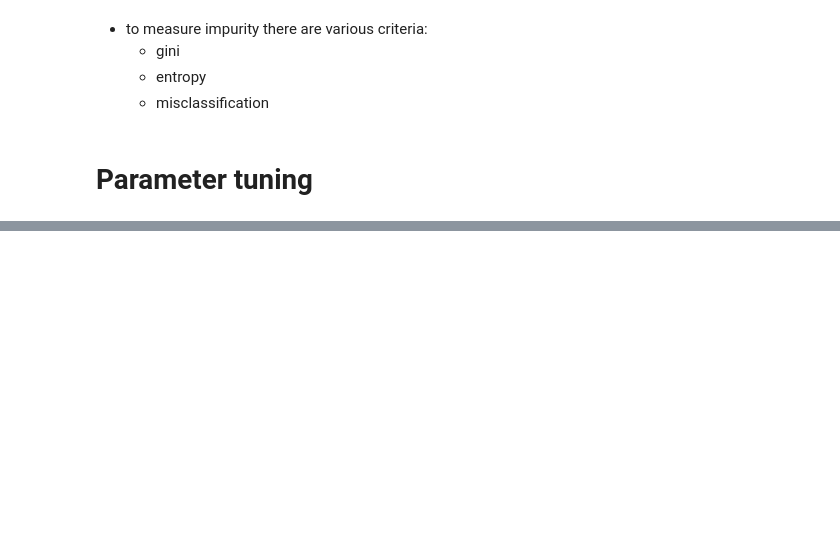
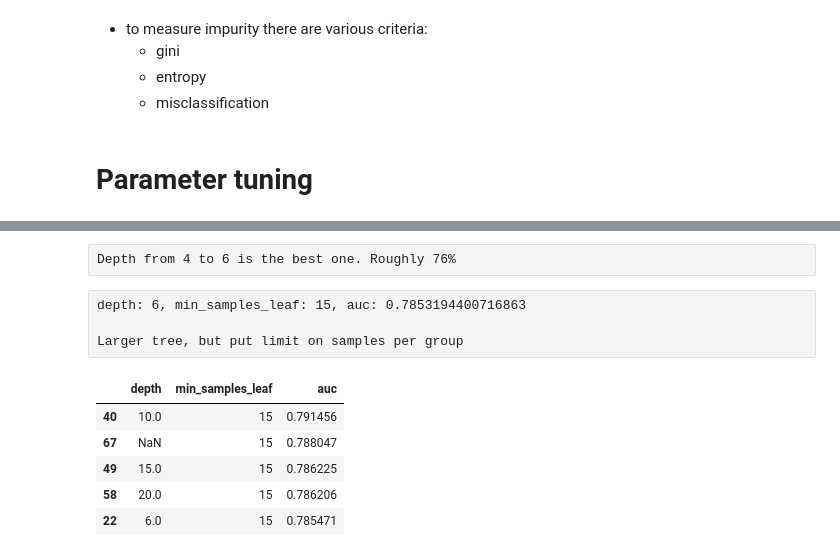
Before and after one commit to SleeplessChallenger/ML_ZoomCamp_code, a Jupyter notebook: 5.DecisionTree_EnsembleLearning/predictions.ipynb, the cells around one changed output, grey strips where cells are left out. Saved outputs shown, nothing was run; the diff lists cells and outputs as text; code cells hidden in the pictures; blank space fills up the shorter version.

```diff
--- a/5.DecisionTree_EnsembleLearning/predictions.ipynb
+++ b/5.DecisionTree_EnsembleLearning/predictions.ipynb
@@ -429,0 +450,2 @@ The most common stopping criteria are:
+# %% [raw]
+Depth from 4 to 6 is the best one. Roughly 76%
@@ -429,0 +466,4 @@ The most common stopping criteria are:
+# %% [raw]
+depth: 6, min_samples_leaf: 15, auc: 0.7853194400716863
+
+Larger tree, but put limit on samples per group
@@ -429,0 +473,9 @@ The most common stopping criteria are:
+# %%
+df_scores.sort_values('auc', ascending=False).head(5)
+# %% [output]
+|  | depth | min_samples_leaf | auc |
+| 40 | 10.0 | 15 | 0.791456 |
+| 67 | NaN | 15 | 0.788047 |
+| 49 | 15.0 | 15 | 0.786225 |
+| 58 | 20.0 | 15 | 0.786206 |
+| 22 | 6.0 | 15 | 0.785471 |
```
Also changed, not shown: parts of 11 cells of this notebook.
